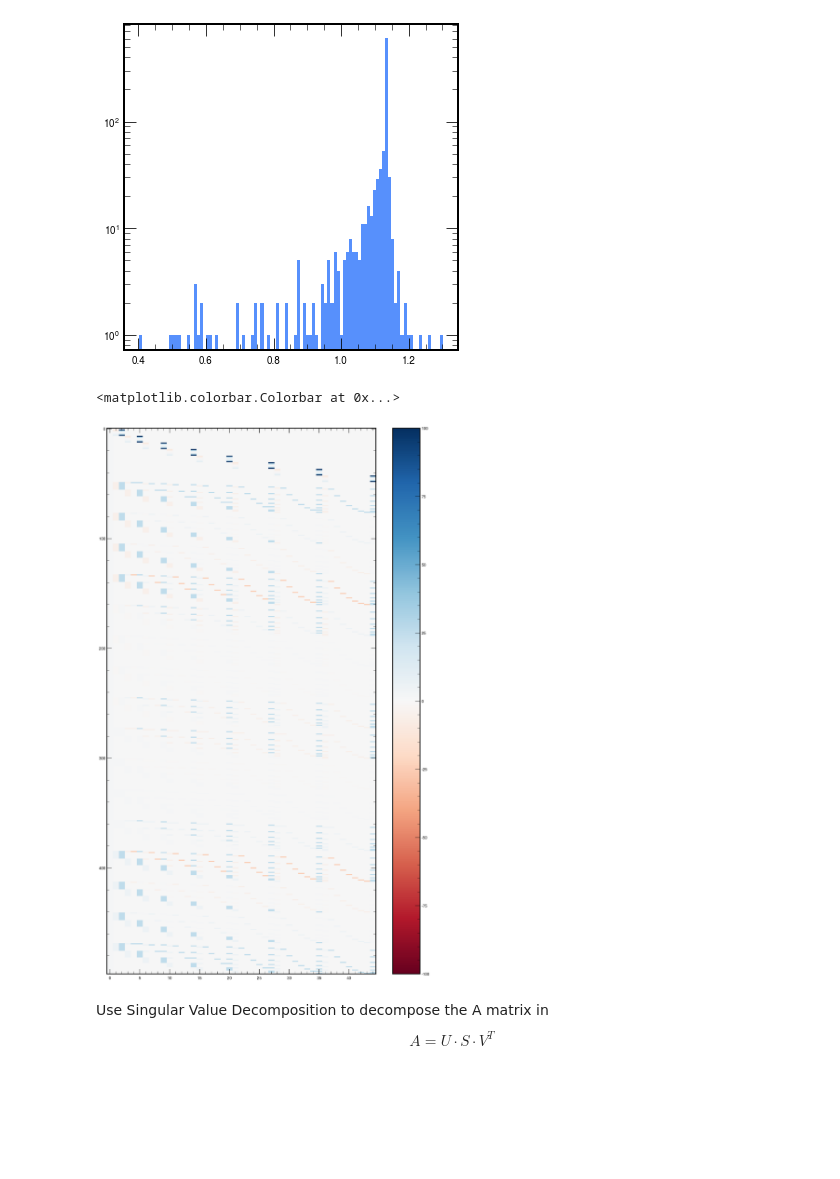
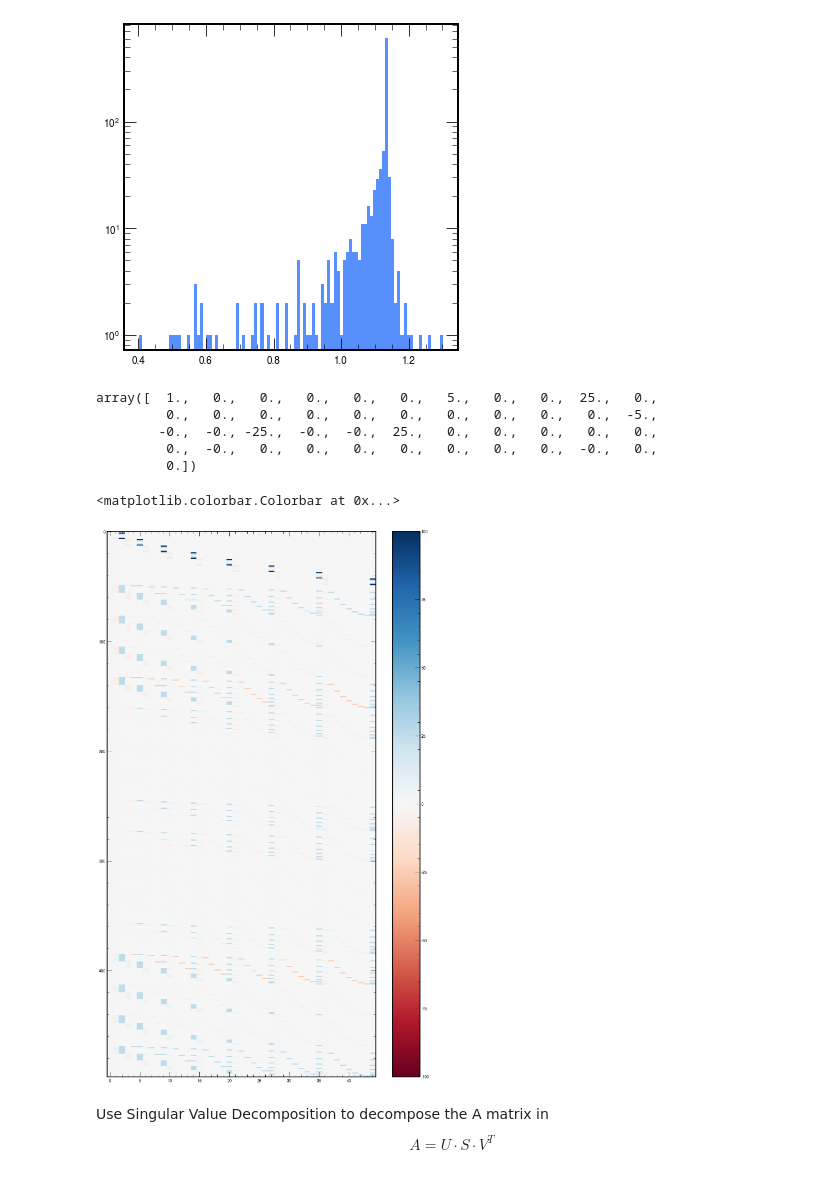
Before and after one commit to PocketCoffea/AnalysisConfigs, a Jupyter notebook: configs/ttHbb/semileptonic/eft/WilsonRotation.ipynb, the cells around one changed output. Drawn from its saved outputs; the diff is of its cells as text; code cells hidden in the pictures; blank space fills up the shorter version.

```diff
--- a/configs/ttHbb/semileptonic/eft/WilsonRotation.ipynb
+++ b/configs/ttHbb/semileptonic/eft/WilsonRotation.ipynb
@@ -65,13 +65,21 @@ def get_A_matrix(reweight_card):
     return np.stack(reweightings)
 # %%
 A = get_A_matrix(reweight_card)
+# %%
+A[400]
+# %% [output]
+array([  1.,   0.,   0.,   0.,   0.,   0.,   5.,   0.,   0.,  25.,   0.,
+         0.,   0.,   0.,   0.,   0.,   0.,   0.,   0.,   0.,   0.,  -5.,
+        -0.,  -0., -25.,  -0.,  -0.,  25.,   0.,   0.,   0.,   0.,   0.,
+         0.,  -0.,   0.,   0.,   0.,   0.,   0.,   0.,   0.,  -0.,   0.,
+         0.])
 # %%
-f = plt.figure(figsize=(15,25), dpi=200)
+f = plt.figure(figsize=(15,25), dpi=100)
 plt.imshow(A, aspect='auto', cmap="RdBu",vmin=-100, vmax=100)
 plt.colorbar()
 # %% [output]
 <matplotlib.colorbar.Colorbar at 0x...>
-[figure, old version]
+[figure, new version]
 # %% [markdown]
 Use Singular Value Decomposition to decompose the A matrix in
 $$ A = U \cdot S \cdot V^T $$
```
Also changed, not shown: parts of 14 cells of this notebook, 6 other files.
